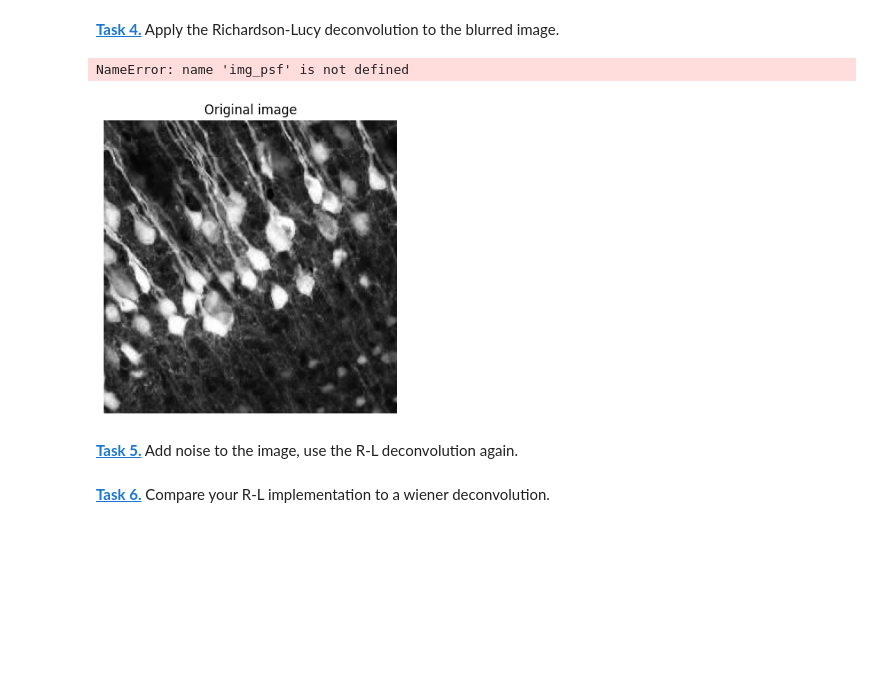
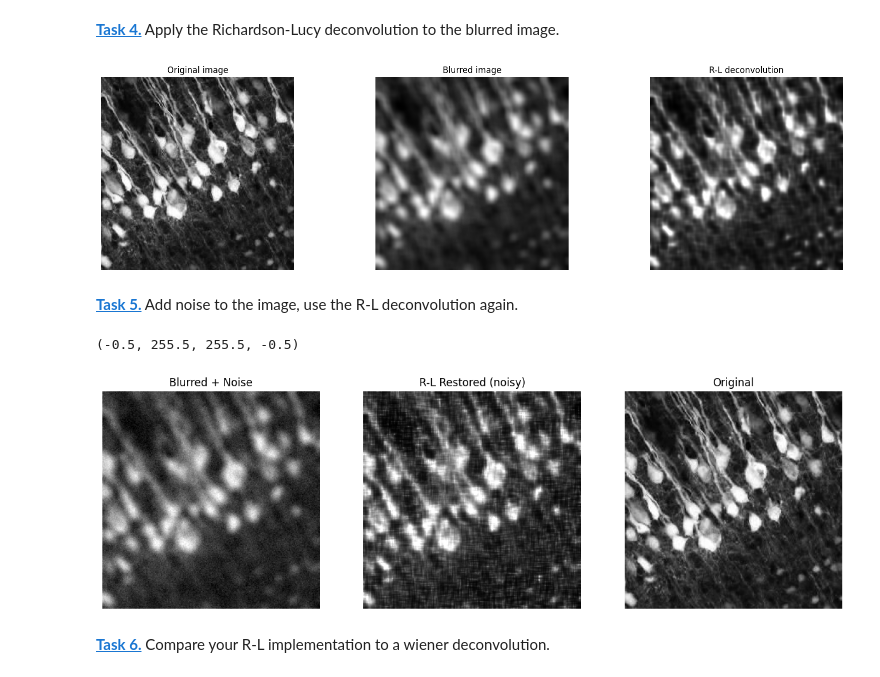
Before and after one commit to DavidLehmann004/Mobi-fs5-python, a Jupyter notebook: deconvolution.ipynb, the cells around one changed output. Saved outputs shown, nothing was run; the diff lists cells and outputs as text; code cells hidden in the pictures; blank space fills up the shorter version.

```diff
--- a/deconvolution.ipynb
+++ b/deconvolution.ipynb
@@ -67,23 +61,49 @@ def richardson_lucy_deconvolution(image, psf, n_iterations):
+# %%
+def richardson_lucy_deconvolution(image, psf, n_iterations):
+    # Anfangsschätzung: konstantes Bild mit 0.5
+    img_deconv = np.full(image.shape, 0.5)
+
+    # PSF gespiegelt (180° Flip)
+    psf_flipped = np.flip(psf)
+
+    for _ in range(n_iterations):
+
+        # Vorwärtsfaltung (Modell)
+        conv_est = conv(img_deconv, psf, mode='same', boundary='symm')
+
+        # Verhältnis g / (h*PSF)
+        ratio = image / (conv_est + 1e-8)
+
+        # Rückfaltung mit gespiegeltem PSF
+        correction = conv(ratio, psf_flipped, mode='same', boundary='symm')
+
+        # Update-Regel
+        img_deconv = img_deconv * correction
+
+    # Clipping in [0,1]
+    img_deconv = img_deconv.clip(0, 1)
+    return img_deconv
 # %% [markdown]
 **[Task 4.]()** Apply the Richardson-Lucy deconvolution to the blurred image.
 # %%
 plt.figure(figsize=(20,5))
 plt.subplot(1, 3, 1)
 plt.axis('off')
 plt.imshow(img, 'gray')
 plt.title('Original image')
 plt.subplot(1, 3, 2)
 plt.axis('off')
-plt.imshow(img_psf, 'gray')
+plt.imshow(PSF_img, 'gray')
 plt.title('Blurred image')
 plt.subplot(1, 3, 3)
 plt.axis('off')
-plt.imshow(deconv_img, 'gray')
+
+restored_RL = richardson_lucy_deconvolution(PSF_img, psf, n_iterations = 30)
+plt.imshow(restored_RL, 'gray')
 plt.title('R-L deconvolution')
 plt.show()
 # %% [output]
-NameError: name 'img_psf' is not defined
-[figure, old version]
+[figure, new version]
 # %% [markdown]
 **[Task 5.]()** Add noise to the image, use the R-L deconvolution again.
 # %%
@@ -93,2 +115,26 @@ noise = noise / reduce_factor
+# %%
+restored_noisy_RL = richardson_lucy_deconvolution(noisy_img, psf, n_iterations=30)
+
+plt.figure(figsize=(15, 5))
+
+plt.subplot(1, 3, 1)
+plt.title("Blurred + Noise")
+plt.imshow(noisy_img, cmap='gray')
+plt.axis('off')
+
+plt.subplot(1, 3, 2)
+plt.title("R-L Restored (noisy)")
+plt.imshow(restored_noisy_RL, cmap='gray')
+plt.axis('off')
+
+plt.subplot(1, 3, 3)
+plt.title("Original")
+plt.imshow(img, cmap='gray')
+plt.axis('off')
+
+#sehr empfindlich gegenüber Rauschen, da jeder kleine Fehler in den Iterationen verstärkt wird
+# %% [output]
+(-0.5, 255.5, 255.5, -0.5)
+[figure, added]
 # %% [markdown]
 **[Task 6.]()** Compare your R-L implementation to a wiener deconvolution.
```
Also changed, not shown: parts of 8 cells of this notebook.
